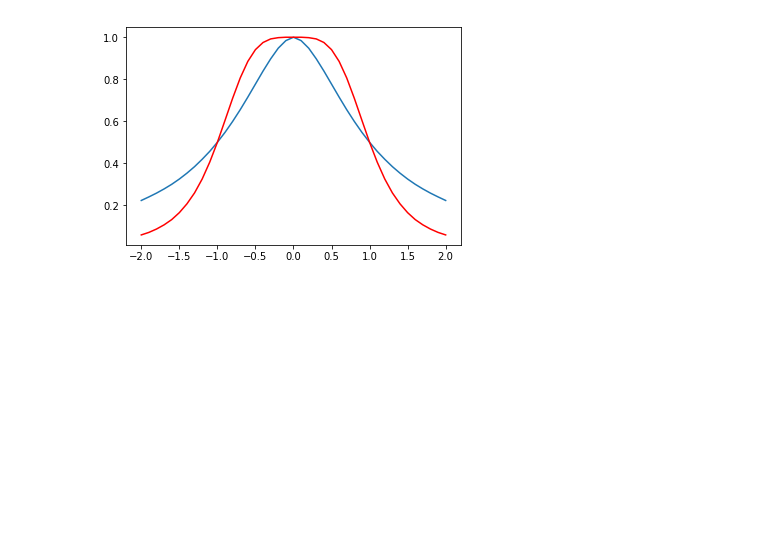
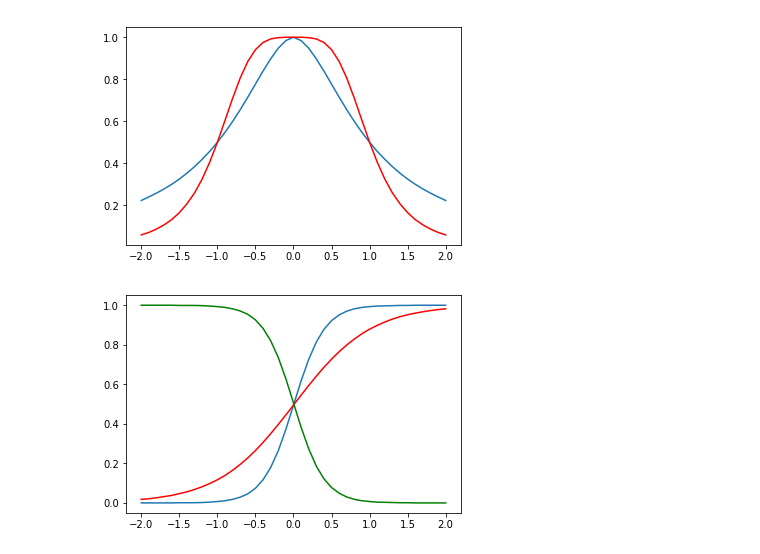
Before and after one commit to westonb7/BlendScripts, a Jupyter notebook: blendSample.ipynb, the cells around one changed output. Cells and saved outputs as stored; diff of their text form; code cells hidden in the pictures; blank space fills up the shorter version.

```diff
--- a/blendSample.ipynb
+++ b/blendSample.ipynb
@@ -388,3 +426,51 @@ plt.plot(xCoord, yCoord, color='red')
 plt.show()
 # %% [output]
 [figure]
+# %%
+# Plot and display tests results of the blendSigmoid() funciton
+
+u = 0.005
+s = 5
+
+out = []
+i = np.linspace(-2,2,41)
+for x in range(len(i)):
+    b = blendSigmoid(i[x],u,s)
+    out.append((round(i[x],3), round(b,3)))
+
+yCoord = []
+xCoord = []
+for i in range(len(out)):
+    xCoord.append(out[i][0])
+    yCoord.append(out[i][1])
+plt.plot(xCoord, yCoord)
+
+out = []
+i = np.linspace(-2,2,41)
+for x in range(len(i)):
+    b = blendSigmoid(i[x])
+    out.append((round(i[x],3), round(b,3)))
+
+yCoord = []
+xCoord = []
+for i in range(len(out)):
+    xCoord.append(out[i][0])
+    yCoord.append(out[i][1])
+plt.plot(xCoord, yCoord, color='red')
+
+out = []
+i = np.linspace(-2,2,41)
+for x in range(len(i)):
+    b = blendSigmoid(i[x],u,s, inverse=True)
+    out.append((round(i[x],3), round(b,3)))
+
+yCoord = []
+xCoord = []
+for i in range(len(out)):
+    xCoord.append(out[i][0])
+    yCoord.append(out[i][1])
+plt.plot(xCoord, yCoord, color='green')
+
+plt.show()
+# %% [output]
+[figure, added]
```
Also changed, not shown: parts of 5 cells of this notebook.
